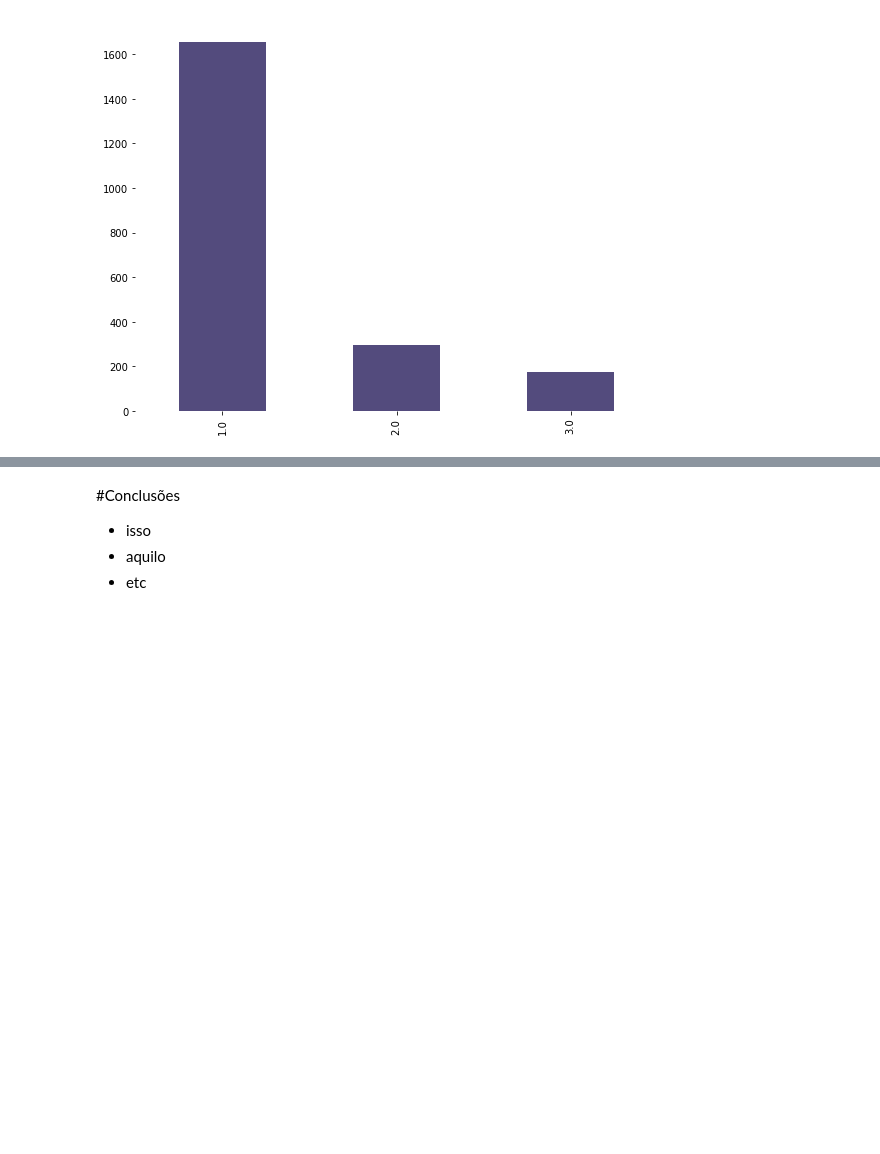
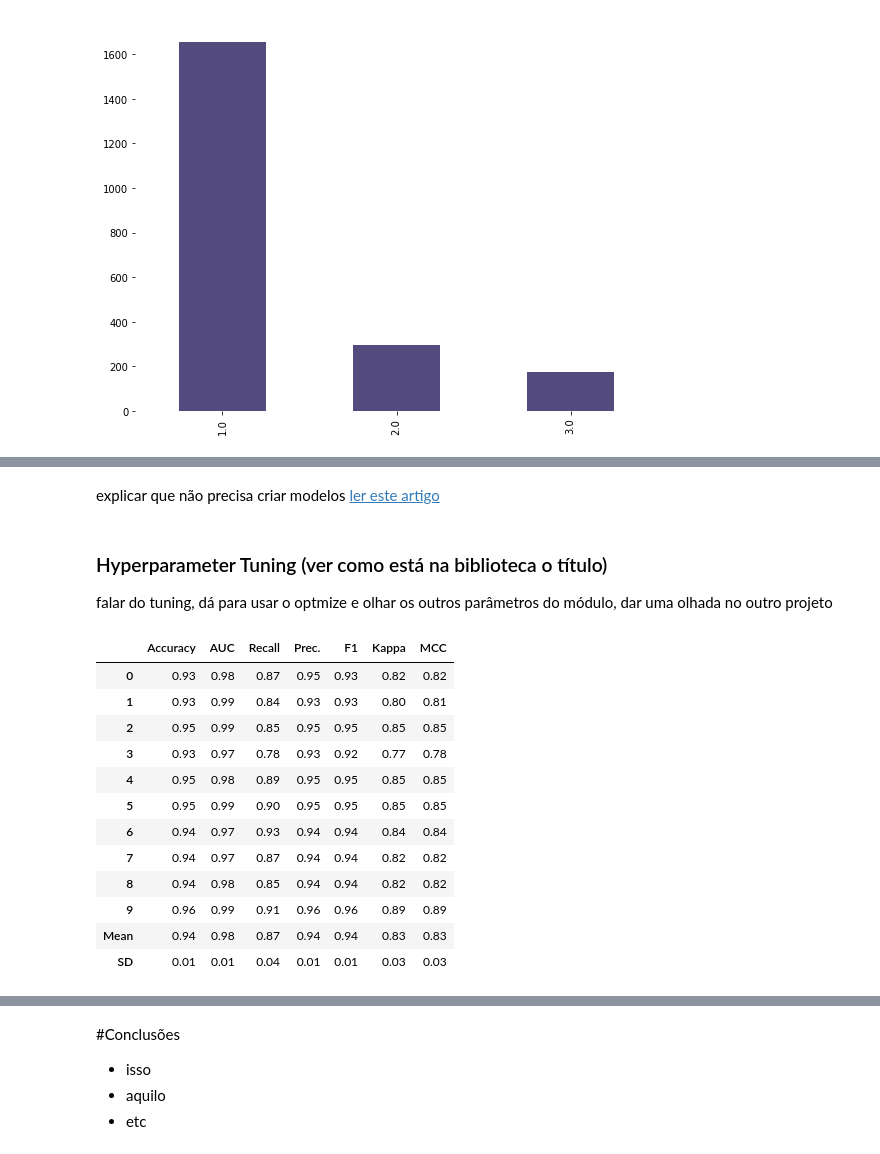
Before and after one commit to FerrazThales/Fetal_Health_Classification, a Jupyter notebook: Fetal_Health_Classification_with_Pycaret.ipynb, the cells around one changed output, grey strips where cells are left out. Cells and saved outputs as stored; diff of their text form; code cells hidden in the pictures; blank space fills up the shorter version.

```diff
--- a/Fetal_Health_Classification_with_Pycaret.ipynb
+++ b/Fetal_Health_Classification_with_Pycaret.ipynb
@@ -233,0 +427,22 @@ plt.tight_layout();
+# %% [markdown]
+explicar que não precisa criar modelos [ler este artigo](https://towardsdatascience.com/5-things-you-are-doing-wrong-in-pycaret-e01981575d2a)
+# %% [markdown]
+### Hyperparameter Tuning (ver como está na biblioteca o título)
+falar do tuning, dá para usar o optmize e olhar os outros parâmetros do módulo, dar uma olhada no outro projeto
+# %%
+#tunando o primeiro modelo
+tuned_first = tune_model(best[0],round=2,n_iter=100)
+# %% [output]
+|  | Accuracy | AUC | Recall | Prec. | F1 | Kappa | MCC |
+| 0 | 0.93 | 0.98 | 0.87 | 0.95 | 0.93 | 0.82 | 0.82 |
+| 1 | 0.93 | 0.99 | 0.84 | 0.93 | 0.93 | 0.80 | 0.81 |
+| 2 | 0.95 | 0.99 | 0.85 | 0.95 | 0.95 | 0.85 | 0.85 |
+| 3 | 0.93 | 0.97 | 0.78 | 0.93 | 0.92 | 0.77 | 0.78 |
+| 4 | 0.95 | 0.98 | 0.89 | 0.95 | 0.95 | 0.85 | 0.85 |
+| 5 | 0.95 | 0.99 | 0.90 | 0.95 | 0.95 | 0.85 | 0.85 |
+| 6 | 0.94 | 0.97 | 0.93 | 0.94 | 0.94 | 0.84 | 0.84 |
+| 7 | 0.94 | 0.97 | 0.87 | 0.94 | 0.94 | 0.82 | 0.82 |
+| 8 | 0.94 | 0.98 | 0.85 | 0.94 | 0.94 | 0.82 | 0.82 |
+| 9 | 0.96 | 0.99 | 0.91 | 0.96 | 0.96 | 0.89 | 0.89 |
+| Mean | 0.94 | 0.98 | 0.87 | 0.94 | 0.94 | 0.83 | 0.83 |
+| SD | 0.01 | 0.01 | 0.04 | 0.01 | 0.01 | 0.03 | 0.03 |
```
Also changed, not shown: parts of 54 cells of this notebook.
